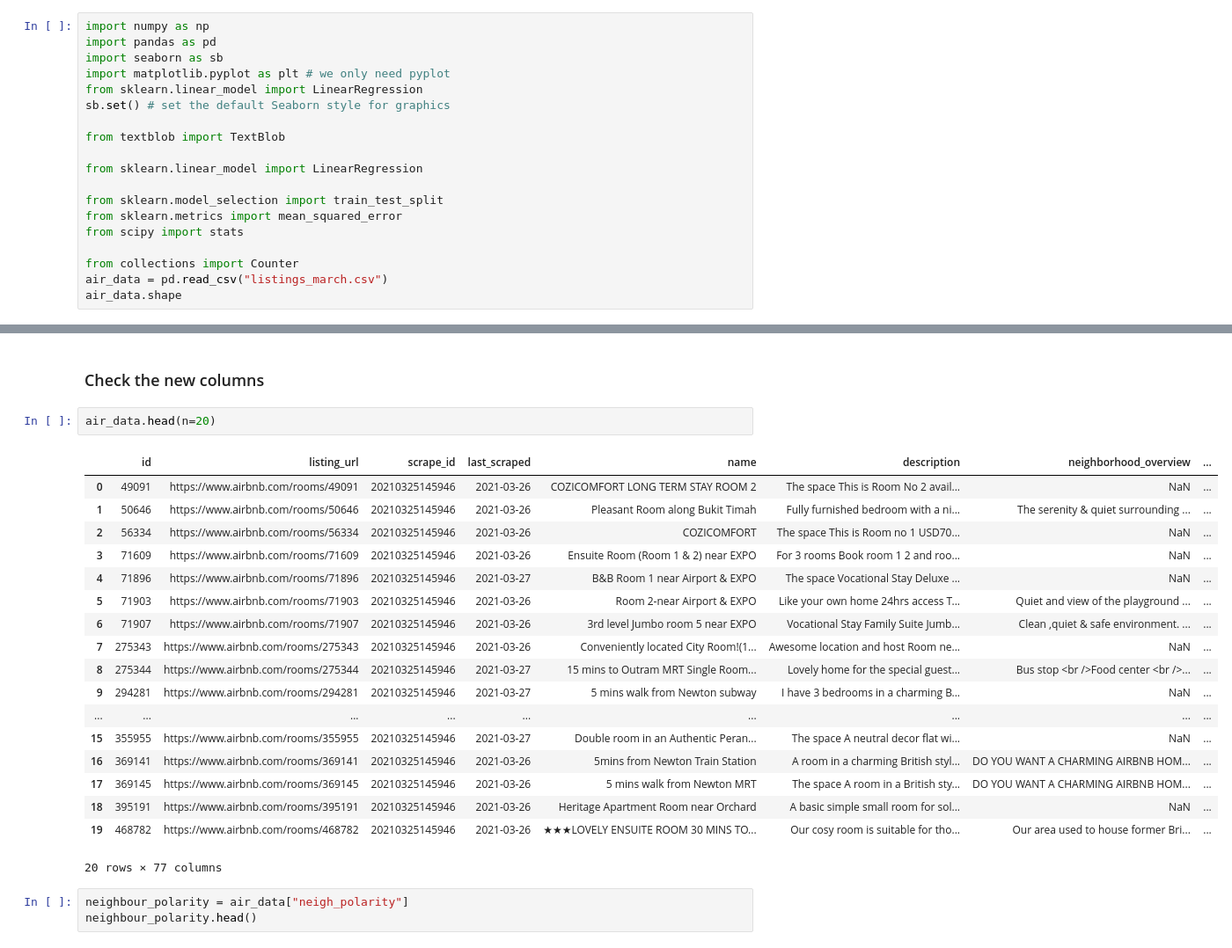
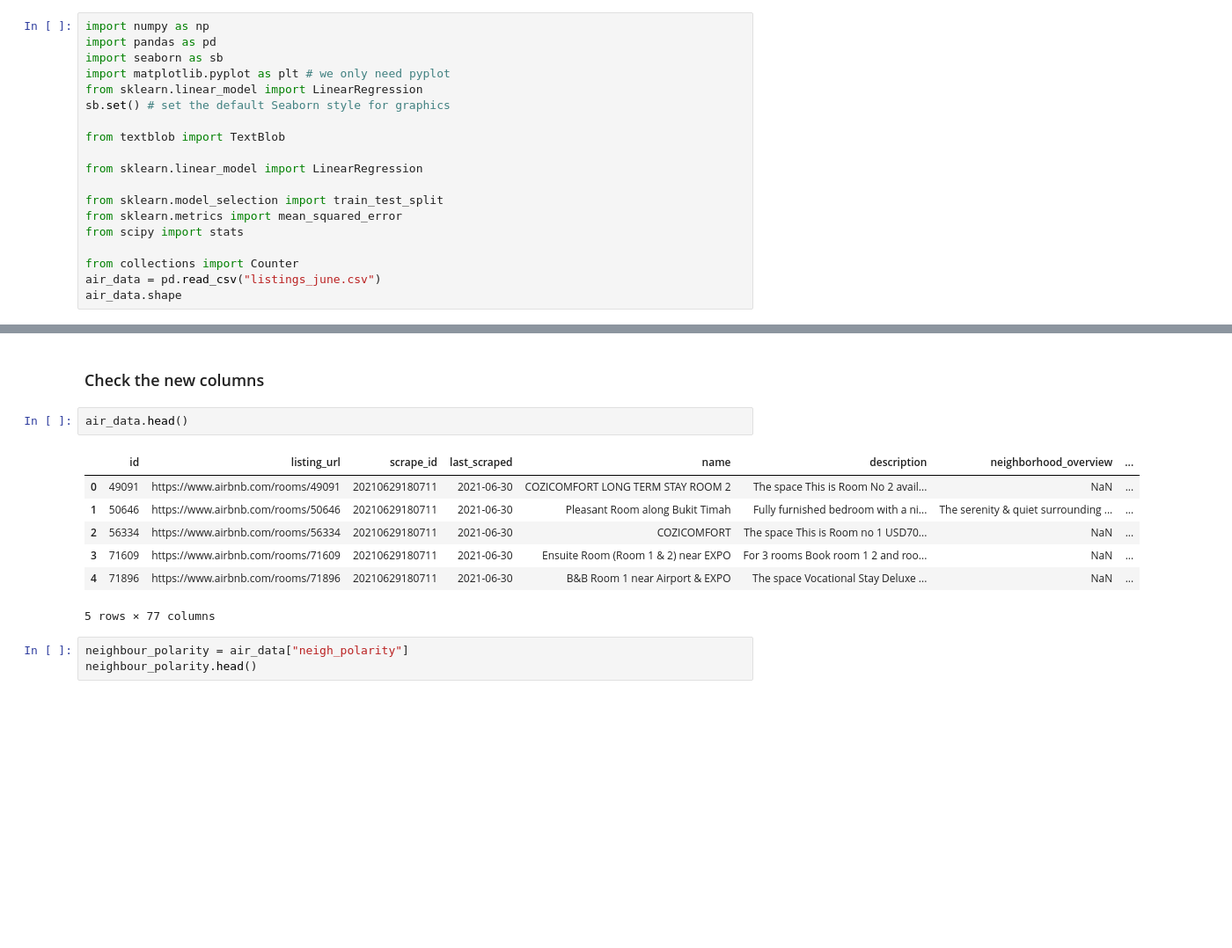
Before and after one commit to boonhaoyeo/SC1015-Mini-Project, a Jupyter notebook: trial.ipynb, the cells around one changed output, grey strips where cells are left out. Shown at 88% size. Drawn from its saved outputs; the diff is of its cells as text; blank space fills up the shorter version.

```diff
--- a/trial.ipynb
+++ b/trial.ipynb
@@ -51,6 +23,6 @@ from sklearn.metrics import mean_squared_error
 from scipy import stats
 
 from collections import Counter
-air_data = pd.read_csv("listings_march.csv")
+air_data = pd.read_csv("listings_june.csv")
 air_data.shape
 # %% [output]
@@ -195,26 +156,15 @@ air_data["neigh_polarity"]= air_data["neigh_polarity"].replace(np.nan, 0)
 # %% [markdown]
 ### Check the new columns
 # %%
-air_data.head(n=20)
+air_data.head()
 # %% [output]
 |  | id | listing_url | scrape_id | last_scraped | name | description | neighborhood_overview | ... |
-| 0 | 49091 | https://www.airbnb.com/rooms/49091 | 20210325145946 | 2021-03-26 | COZICOMFORT LONG TERM STAY ROOM 2 | The space This is Room No 2 avail... | NaN | ... |
-| 1 | 50646 | https://www.airbnb.com/rooms/50646 | 20210325145946 | 2021-03-26 | Pleasant Room along Bukit Timah | Fully furnished bedroom with a ni... | The serenity & quiet surrounding ... | ... |
-| 2 | 56334 | https://www.airbnb.com/rooms/56334 | 20210325145946 | 2021-03-26 | COZICOMFORT | The space This is Room no 1 USD70... | NaN | ... |
-| 3 | 71609 | https://www.airbnb.com/rooms/71609 | 20210325145946 | 2021-03-26 | Ensuite Room (Room 1 & 2) near EXPO | For 3 rooms Book room 1 2 and roo... | NaN | ... |
-| 4 | 71896 | https://www.airbnb.com/rooms/71896 | 20210325145946 | 2021-03-27 | B&B Room 1 near Airport & EXPO | The space Vocational Stay Deluxe ... | NaN | ... |
-| 5 | 71903 | https://www.airbnb.com/rooms/71903 | 20210325145946 | 2021-03-26 | Room 2-near Airport & EXPO | Like your own home 24hrs access T... | Quiet and view of the playground ... | ... |
-| 6 | 71907 | https://www.airbnb.com/rooms/71907 | 20210325145946 | 2021-03-26 | 3rd level Jumbo room 5 near EXPO | Vocational Stay Family Suite Jumb... | Clean ,quiet & safe environment. ... | ... |
-| 7 | 275343 | https://www.airbnb.com/rooms/275343 | 20210325145946 | 2021-03-26 | Conveniently located City Room!(1... | Awesome location and host Room ne... | NaN | ... |
-| 8 | 275344 | https://www.airbnb.com/rooms/275344 | 20210325145946 | 2021-03-27 | 15 mins to Outram MRT Single Room... | Lovely home for the special guest... | Bus stop <br />Food center <br />... | ... |
-| 9 | 294281 | https://www.airbnb.com/rooms/294281 | 20210325145946 | 2021-03-27 | 5 mins walk from Newton subway | I have 3 bedrooms in a charming B... | NaN | ... |
-| ... | ... | ... | ... | ... | ... | ... | ... | ... |
-| 15 | 355955 | https://www.airbnb.com/rooms/355955 | 20210325145946 | 2021-03-27 | Double room in an Authentic Peran... | The space A neutral decor flat wi... | NaN | ... |
-| 16 | 369141 | https://www.airbnb.com/rooms/369141 | 20210325145946 | 2021-03-26 | 5mins from Newton Train Station | A room in a charming British styl... | DO YOU WANT A CHARMING AIRBNB HOM... | ... |
-| 17 | 369145 | https://www.airbnb.com/rooms/369145 | 20210325145946 | 2021-03-26 | 5 mins walk from Newton MRT | The space A room in a British sty... | DO YOU WANT A CHARMING AIRBNB HOM... | ... |
-| 18 | 395191 | https://www.airbnb.com/rooms/395191 | 20210325145946 | 2021-03-26 | Heritage Apartment Room near Orchard | A basic simple small room for sol... | NaN | ... |
-| 19 | 468782 | https://www.airbnb.com/rooms/468782 | 20210325145946 | 2021-03-26 | ★★★LOVELY ENSUITE ROOM 30 MINS TO... | Our cosy room is suitable for tho... | Our area used to house former Bri... | ... |
+| 0 | 49091 | https://www.airbnb.com/rooms/49091 | 20210629180711 | 2021-06-30 | COZICOMFORT LONG TERM STAY ROOM 2 | The space This is Room No 2 avail... | NaN | ... |
+| 1 | 50646 | https://www.airbnb.com/rooms/50646 | 20210629180711 | 2021-06-30 | Pleasant Room along Bukit Timah | Fully furnished bedroom with a ni... | The serenity & quiet surrounding ... | ... |
+| 2 | 56334 | https://www.airbnb.com/rooms/56334 | 20210629180711 | 2021-06-30 | COZICOMFORT | The space This is Room no 1 USD70... | NaN | ... |
+| 3 | 71609 | https://www.airbnb.com/rooms/71609 | 20210629180711 | 2021-06-30 | Ensuite Room (Room 1 & 2) near EXPO | For 3 rooms Book room 1 2 and roo... | NaN | ... |
+| 4 | 71896 | https://www.airbnb.com/rooms/71896 | 20210629180711 | 2021-06-30 | B&B Room 1 near Airport & EXPO | The space Vocational Stay Deluxe ... | NaN | ... |
-20 rows × 77 columns
+5 rows × 77 columns
 # %%
 neighbour_polarity = air_data["neigh_polarity"]
 neighbour_polarity.head()
```
Also changed, not shown: parts of 49 cells of this notebook.
